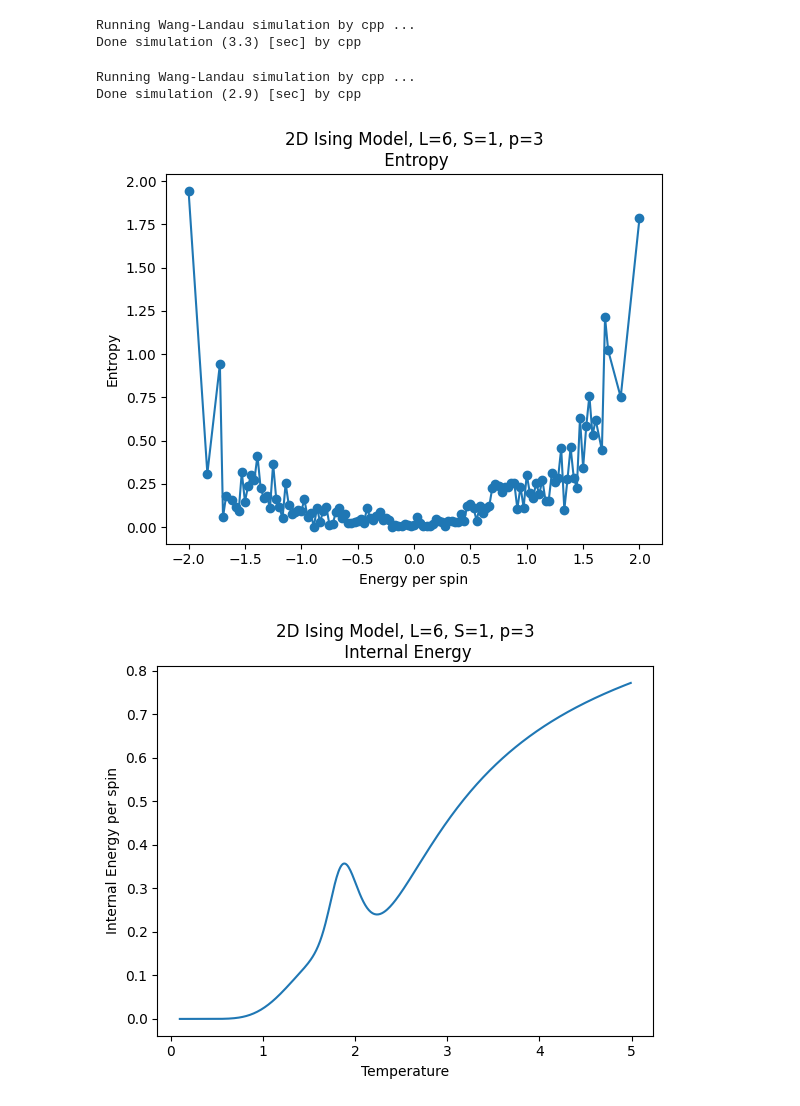
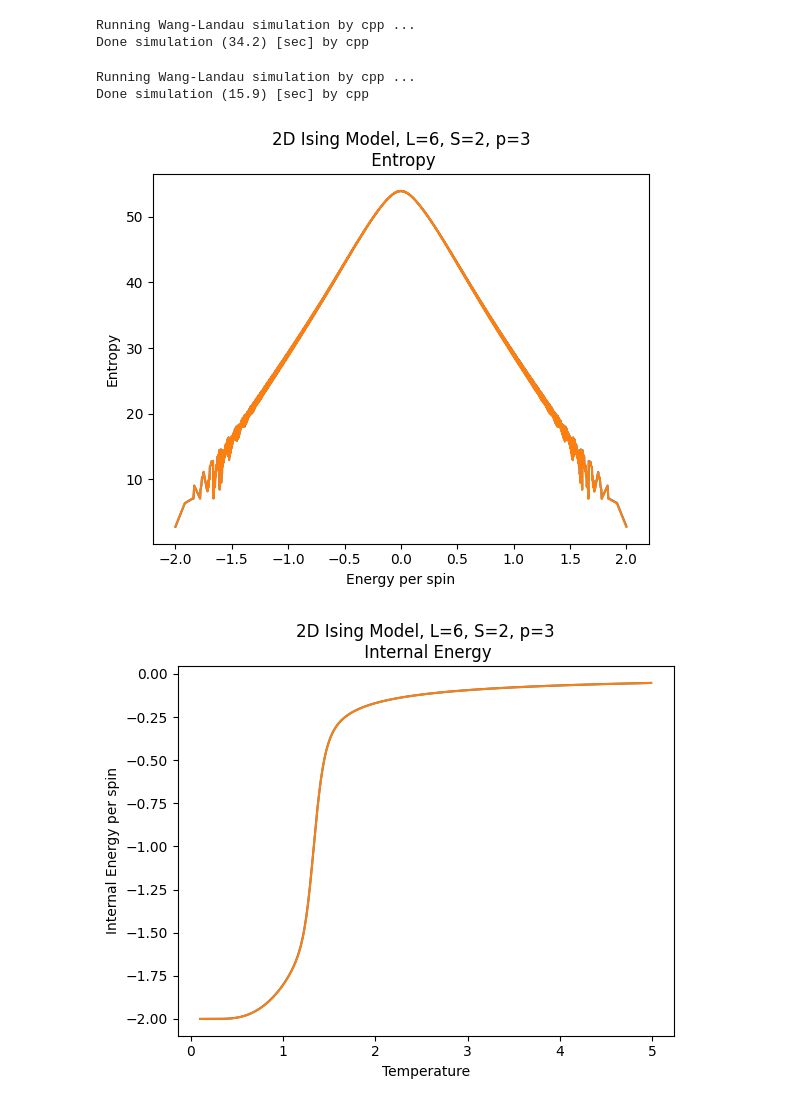
Before and after one commit to K-Suzuki-Jij/MulticanonicalIsingCpp, a Jupyter notebook: notebooks/HEAT_BATH_VS_METROPOLIS_accuracy.ipynb, the cells around one changed output. Saved outputs shown, nothing was run; the diff lists cells and outputs as text; code cells hidden in the pictures.

```diff
--- a/notebooks/HEAT_BATH_VS_METROPOLIS_accuracy.ipynb
+++ b/notebooks/HEAT_BATH_VS_METROPOLIS_accuracy.ipynb
@@ -8,51 +8,48 @@ from muca.results.analysis import Analyzer
 # %%
 p = 3
 L = 6
-S = 1
+S = 2
 # %%
 result_metropolis = WangLandau.run(
     model=PBodyTwoDimIsing(J=-1, p=p, Lx=L, Ly=L, spin=S, spin_scale_factor=1/S),
     parameters=WangLandauParameters(
         modification_criterion=1e-08,
         convergence_check_interval=100,
-        num_divided_energy_range=1,
+        num_divided_energy_range=2,
         overlap_rate = 0.4,
         flatness_criterion = 0.9,
         update_method="METROPOLIS",
     ),
-    num_threads=1,
+    num_threads=2,
     calculate_order_parameters=True,
     backend = "cpp"
 )
 # %% [output]
 Running Wang-Landau simulation by cpp ...
-Done simulation (3.3) [sec] by cpp
+Done simulation (34.2) [sec] by cpp
 # %%
 result_heat = WangLandau.run(
     model=PBodyTwoDimIsing(J=-1, p=p, Lx=L, Ly=L, spin=S, spin_scale_factor=1/S),
     parameters=WangLandauParameters(
         modification_criterion=1e-08,
         convergence_check_interval=100,
-        num_divided_energy_range=1,
+        num_divided_energy_range=2,
         overlap_rate = 0.4,
         flatness_criterion = 0.9,
         update_method="HEAT_BATH",
     ),
-    num_threads=1,
+    num_threads=2,
     calculate_order_parameters=True,
     backend = "cpp"
 )
 # %% [output]
 Running Wang-Landau simulation by cpp ...
-Done simulation (2.9) [sec] by cpp
+Done simulation (15.9) [sec] by cpp
 # %%
 N = result_metropolis.model.Lx*result_metropolis.model.Ly
 plt.title(f"2D Ising Model, L={L}, S={S}, p={p}\n Entropy")
-plt.plot(
-    result_metropolis.energies/N,
-    100*np.abs((result_metropolis.entropies - result_heat.entropies)/result_metropolis.entropies),
-    marker="o"
-)
+plt.plot(result_metropolis.energies/N, result_metropolis.entropies)
+plt.plot(result_heat.energies/N, result_heat.entropies)
 plt.xlabel("Energy per spin")
 plt.ylabel("Entropy")
 plt.show()
@@ -61,7 +58,8 @@ temperature = np.arange(0.1, 5, 0.01)
 plt.title(f"2D Ising Model, L={L}, S={S}, p={p}\n Internal Energy")
 u1 = Analyzer.calculate_expectation(result_metropolis.energies, result_metropolis.entropies, temperature, result_metropolis.energies)/N
 u2 = Analyzer.calculate_expectation(result_heat.energies, result_heat.entropies, temperature, result_heat.energies)/N
-plt.plot(temperature, 100*np.abs((u1 - u2)/u1))
+plt.plot(temperature, u1)
+plt.plot(temperature, u2)
 plt.xlabel("Temperature")
 plt.ylabel("Internal Energy per spin")
 plt.show()
@@ -69,41 +67,44 @@ plt.show()
 plt.title(f"2D Ising Model, L={L}, S={S}, p={p}\n Heat Capacity")
 c1 = Analyzer.calculate_heat_capacity(result_metropolis.energies, result_metropolis.entropies, temperature)/N
 c2 = Analyzer.calculate_heat_capacity(result_heat.energies, result_heat.entropies, temperature)/N
-plt.plot(temperature, 100*np.abs((c1 - c2)/c1))
+plt.plot(temperature, c1)
+plt.plot(temperature, c2)
 plt.xlabel("Temperature")
 plt.ylabel("Heat Capacity")
 plt.show()
 
 plt.title(f"2D Ising Model, L={L}, S={S}, p={p}\n Order Parameter")
 o1 = Analyzer.calculate_expectation(
     result_metropolis.energies,
     result_metropolis.entropies,
     temperature,
     result_metropolis.order_parameters.squared_magnetization
 )
 o2 = Analyzer.calculate_expectation(
     result_heat.energies,
     result_heat.entropies,
     temperature,
     result_heat.order_parameters.squared_magnetization
 )
-plt.plot(temperature, 100*np.abs((o1 - o2)/o1))
+plt.plot(temperature, o1)
+plt.plot(temperature, o2)
 o1 = Analyzer.calculate_expectation(
     result_metropolis.energies,
     result_metropolis.entropies,
     temperature,
     result_metropolis.order_parameters.abs_fourier_second
 )
 o2 = Analyzer.calculate_expectation(
     result_heat.energies,
     result_heat.entropies,
     temperature,
     result_heat.order_parameters.abs_fourier_second
 )
-plt.plot(temperature, 100*np.abs((o1 - o2)/o1))
+plt.plot(temperature, o1)
+plt.plot(temperature, o2)
 plt.xlabel("Temperature")
 plt.ylabel("Ordeer Parameter")
 plt.show()
 # %% [output]
-[figure, old version]
+[figure, new version]
-[figure, old version]
+[figure, new version]
```
Also changed, not shown: parts of 2 cells of this notebook, 2 other files.
